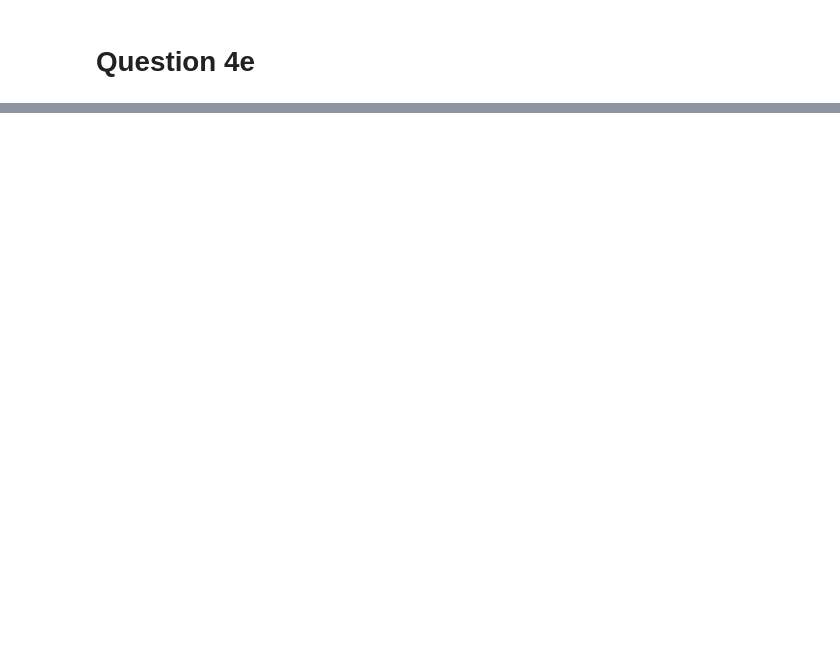
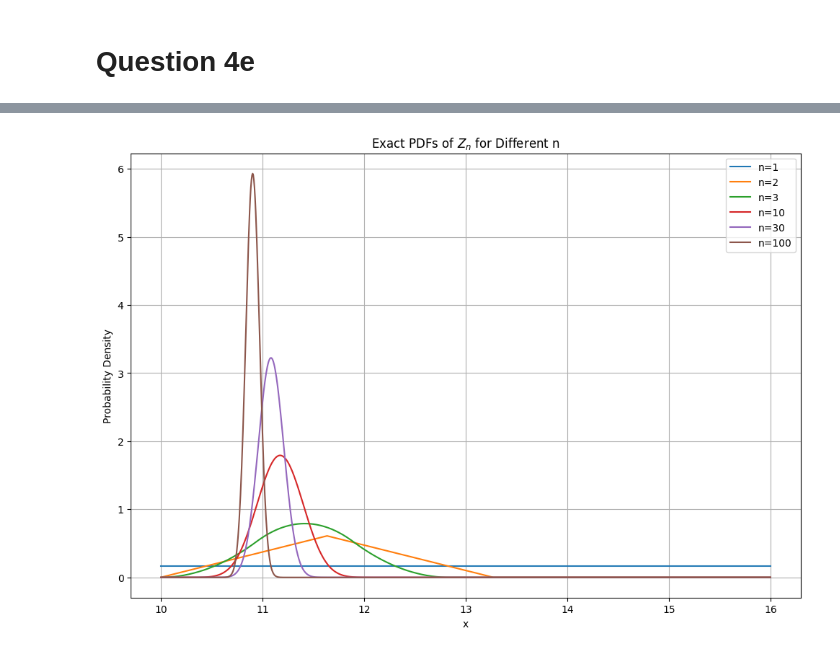
Before and after one commit to Dauniel/ece_engr_131A_project, a Jupyter notebook: project.ipynb, the cells around one changed output, grey strips where cells are left out. Cells and saved outputs as stored; diff of their text form; code cells hidden in the pictures; blank space fills up the shorter version.

```diff
--- a/project.ipynb
+++ b/project.ipynb
@@ -879,0 +859,47 @@ plt.show()
+# %%
+import numpy as np
+import matplotlib.pyplot as plt
+from scipy.stats import uniform, norm
+
+# Parameters for the uniform distribution
+a, b = 10, 16
+mu = (a + b) / 2
+sigma2 = ((b - a) ** 2) / 12
+
+# Function to compute the exact PDF of Zn using convolution
+def exact_pdf_Zn(n):
+    # Define the range of the distribution after n convolutions
+    x = np.linspace(a, b * n, 1000)
+    # Initial PDF is just the uniform PDF, we will convolve this with itself (n-1) times
+    pdf = uniform.pdf(x, loc=a, scale=b-a)
+    for _ in range(1, n):
+        pdf = np.convolve(pdf, uniform.pdf(x, loc=a, scale=b-a), mode='full')[:1000] * (x[1] - x[0])
+
+    # Adjust for the averaging by changing the scale (not the shape) of the PDF
+    x = np.linspace(a, b, 1000)
+    pdf = n * pdf[:1000]  # Scaling by n, because the sum's range increases with n
+    pdf = pdf / np.trapz(pdf, x)  # Normalize the PDF to ensure the area under it is 1
+    return x, pdf
+
+# Compute the exact PDF for different values of n
+ns = [1, 2, 3, 10, 30, 100]
+exact_pdfs = {}
+
+# Calculate and store the exact PDFs for all the n values
+for n in ns:
+    exact_pdfs[n] = exact_pdf_Zn(n)
+
+# Now let's plot these PDFs
+plt.figure(figsize=(12, 8))
+for n in ns:
+    x, pdf = exact_pdfs[n]
+    plt.plot(x, pdf, label=f'n={n}')
+
+plt.title('Exact PDFs of $Z_n$ for Different n')
+plt.xlabel('x')
+plt.ylabel('Probability Density')
+plt.legend()
+plt.grid(True)
+plt.show()
+# %% [output]
+[figure, added]
```
Also changed, not shown: parts of 13 cells of this notebook.
